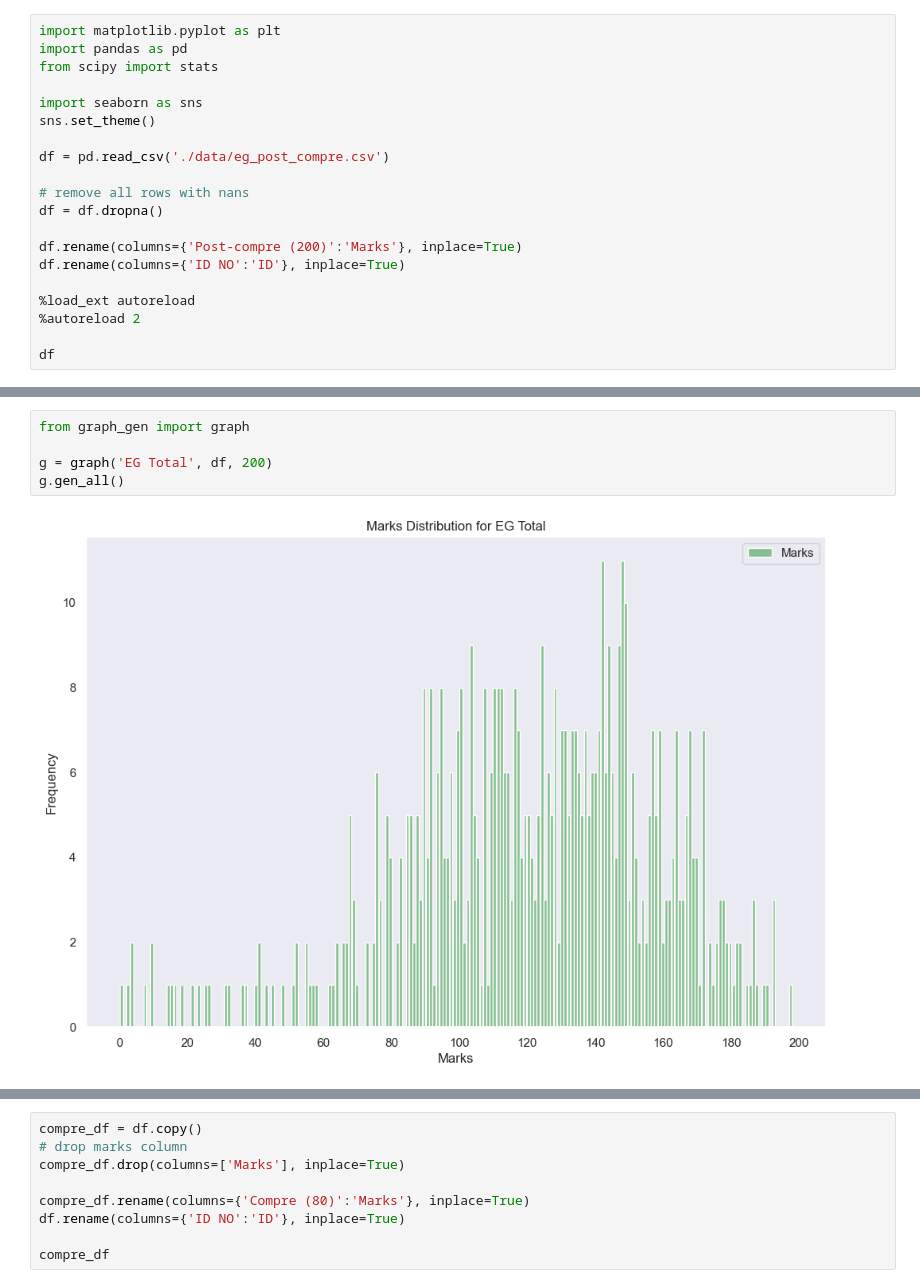
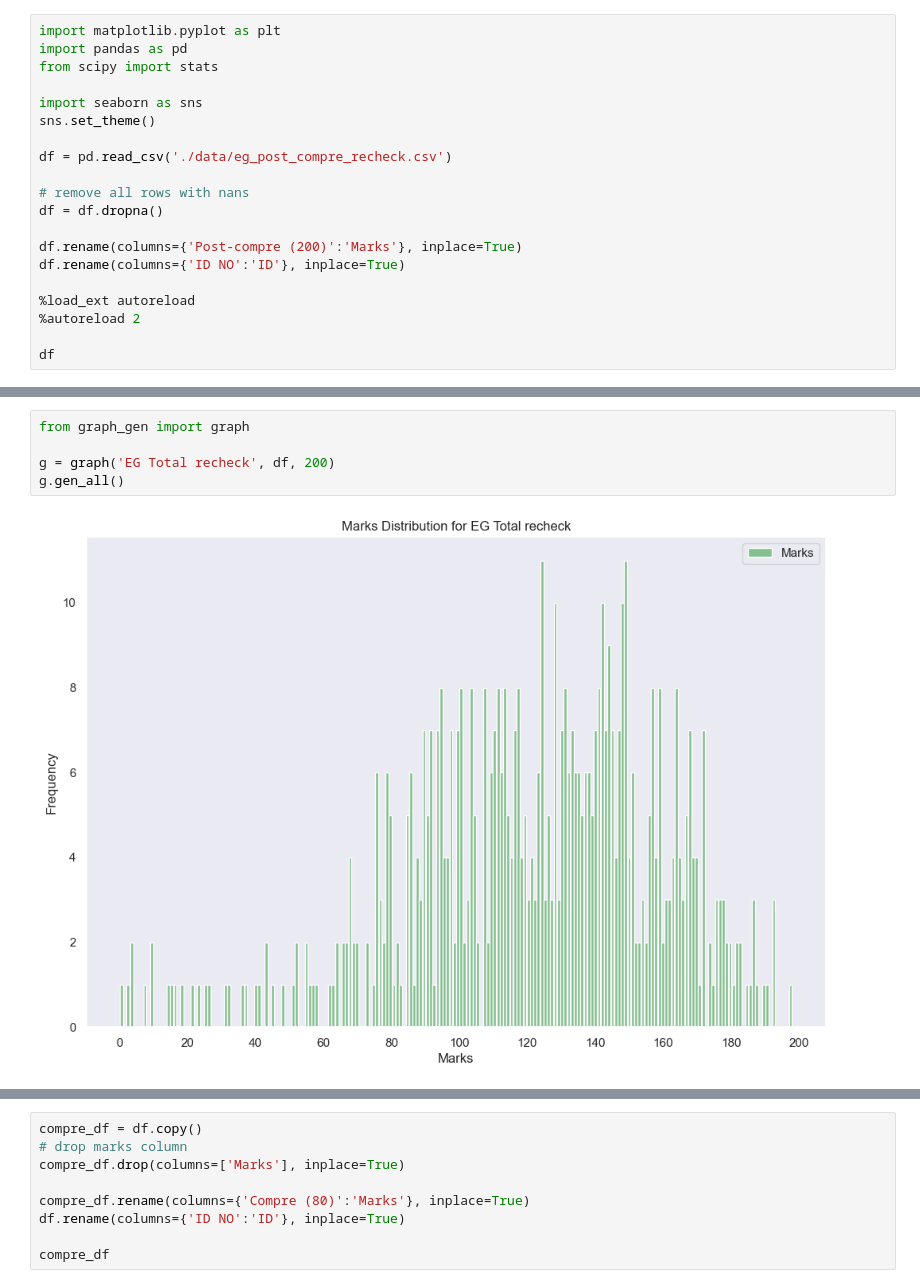
Before and after one commit to aviral2004/marks_data_visulation, a Jupyter notebook: eg_compre.ipynb, the cells around one changed output, grey strips where cells are left out. Saved outputs shown, nothing was run; the diff lists cells and outputs as text.

Commit message:
added eg post compre recheck data

```diff
--- a/eg_compre.ipynb
+++ b/eg_compre.ipynb
@@ -6,7 +6,7 @@ from scipy import stats
 import seaborn as sns
 sns.set_theme()
 
-df = pd.read_csv('./data/eg_post_compre.csv')
+df = pd.read_csv('./data/eg_post_compre_recheck.csv')
 
 # remove all rows with nans
 df = df.dropna()
@@ -37,7 +35,7 @@ The autoreload extension is already loaded. To reload it, use:
 # %%
 from graph_gen import graph
 
-g = graph('EG Total', df, 200)
+g = graph('EG Total recheck', df, 200)
 g.gen_all()
 # %% [output]
-[figure, old version]
+[figure, new version]
```
Also changed, not shown: parts of 2 cells of this notebook, 6 other files.
